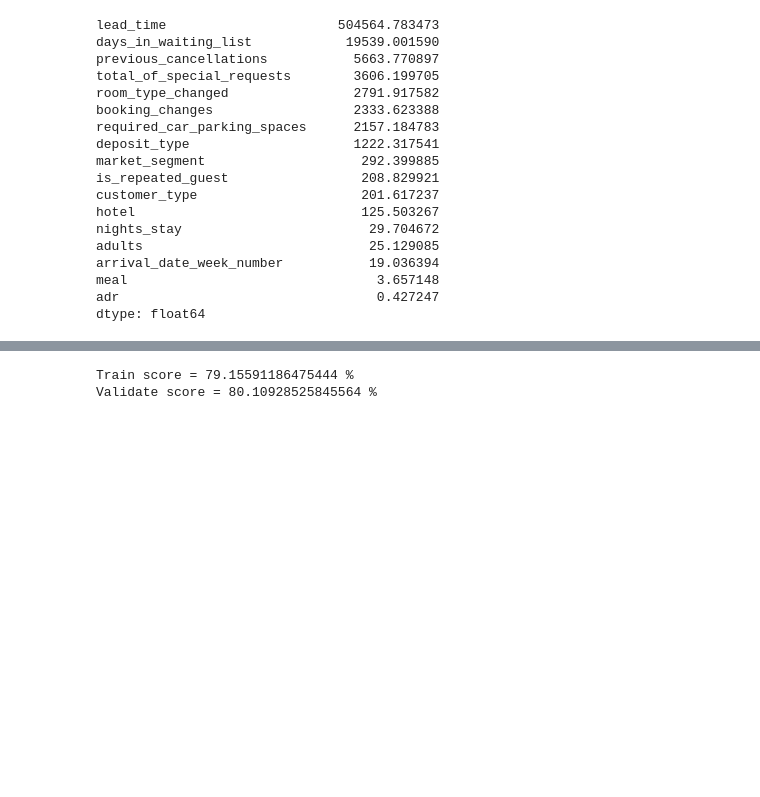
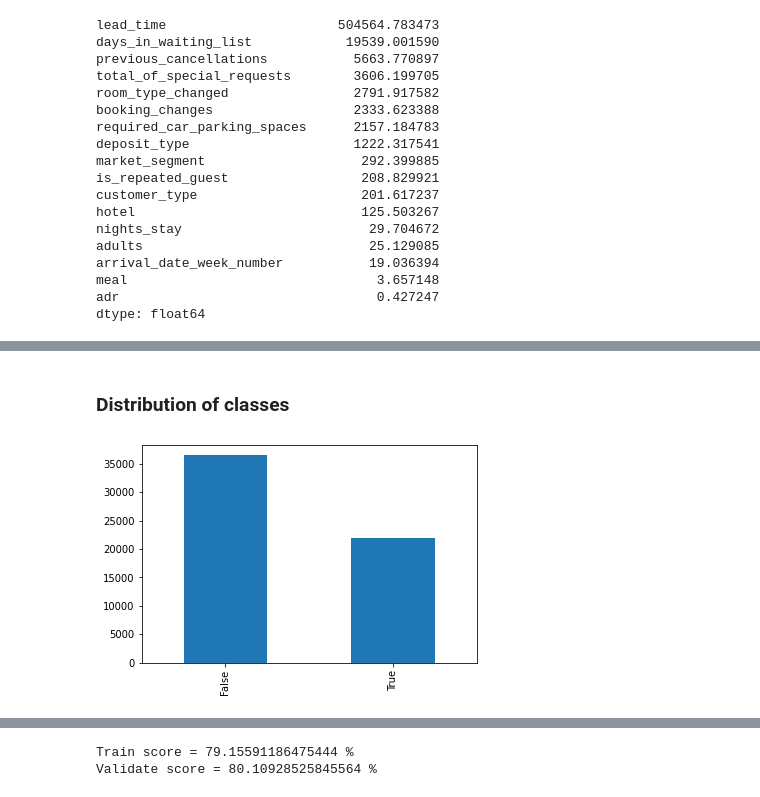
Before and after one commit to karencfisher/Hotel-Cancellations, a Jupyter notebook: notebooks/Model.ipynb, the cells around one changed output, grey strips where cells are left out. Saved outputs shown, nothing was run; the diff lists cells and outputs as text; code cells hidden in the pictures; blank space fills up the shorter version.

```diff
--- a/notebooks/Model.ipynb
+++ b/notebooks/Model.ipynb
@@ -141,0 +162,6 @@ Validate score = 53.0472239948947 %
+# %% [markdown]
+### Distribution of classes
+# %%
+y_train.value_counts().plot.bar();
+# %% [output]
+[figure, added]
```
Also changed, not shown: parts of 44 cells of this notebook.
